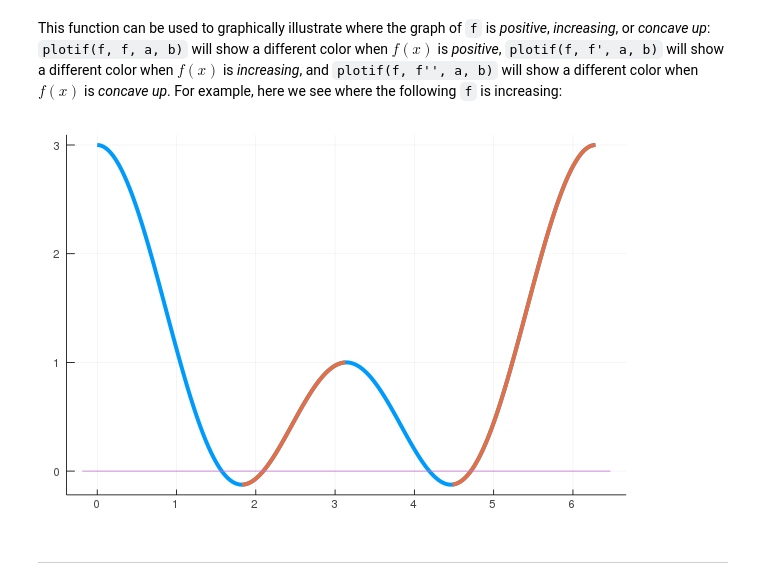
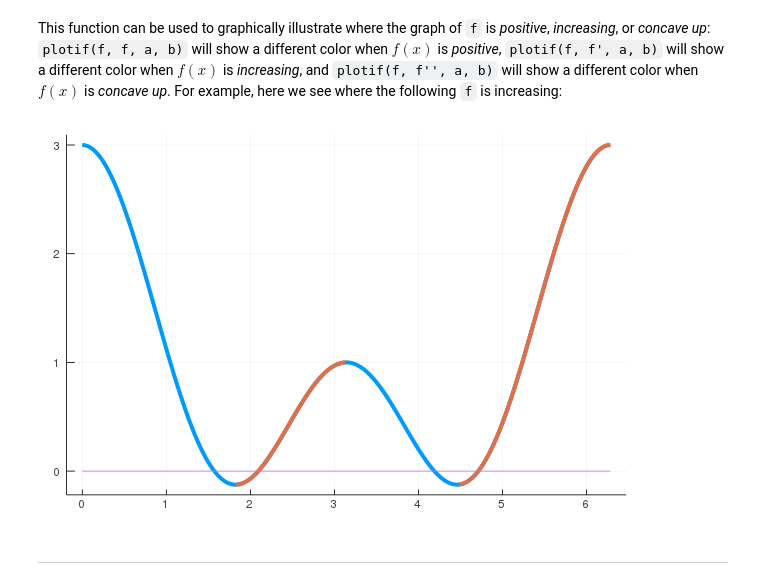
Before and after one commit to mth229/229-projects, a Jupyter notebook: 07-first_second_derivatives.ipynb, the cells around one changed output. Saved outputs shown, nothing was run; the diff lists cells and outputs as text; code cells hidden in the pictures.

```diff
--- a/07-first_second_derivatives.ipynb
+++ b/07-first_second_derivatives.ipynb
@@ -67,9 +55,9 @@ end
 # %%
 f(x) = 1 + cos(x) + cos(2x)
 plotif(f, f', 0, 2pi)  # color increasing
-plot!(zero)
+plot!(zero, 0, 2pi)
 # %% [output]
-[figure, old version]
+[figure, new version]
 # %% [markdown]
 <hr />
 # %% [markdown]
```
Also changed, not shown: parts of 9 cells of this notebook, 8 other files.
